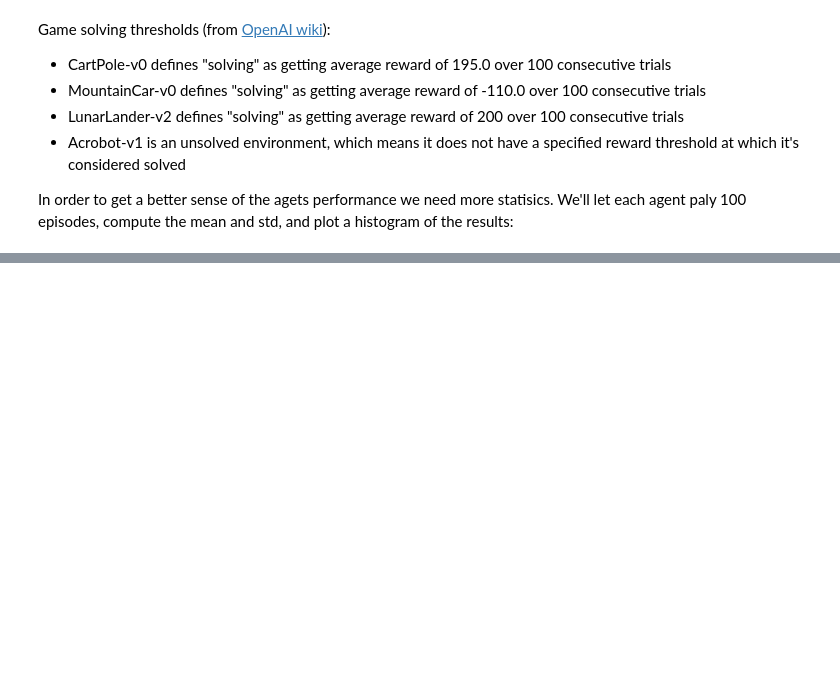
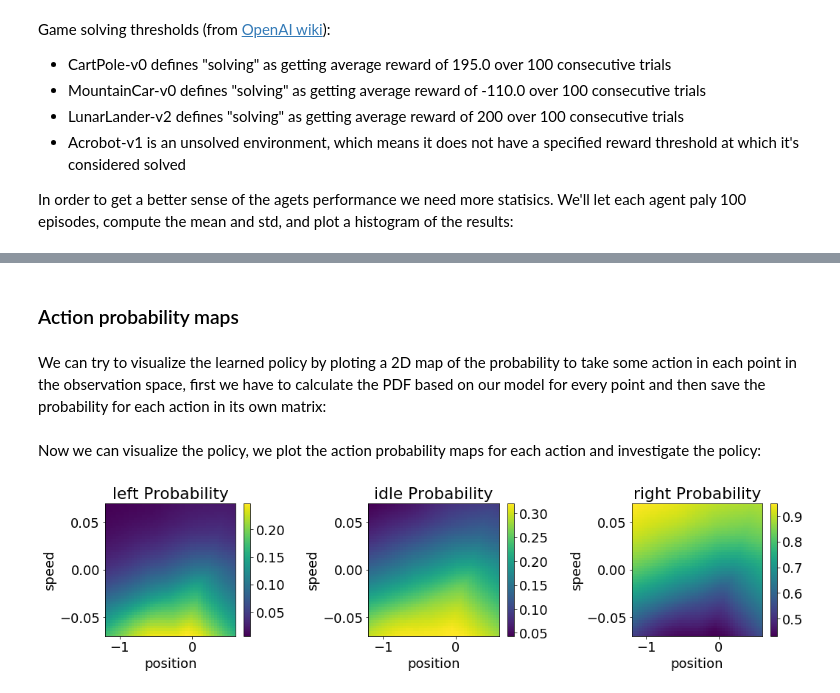
Before and after one commit to ohadmich/Reinforcement_Learning, a Jupyter notebook: RL_Summary.ipynb, the cells around one changed output, grey strips where cells are left out. Cells and saved outputs as stored; diff of their text form; code cells hidden in the pictures; blank space fills up the shorter version.

Commit message:
added some action probability maps

```diff
--- a/RL_Summary.ipynb
+++ b/RL_Summary.ipynb
@@ -137,0 +138,4 @@ Mean episode reward in Acrobot is: -149 ± 29
+# %% [markdown]
+### Action probability maps
+# %% [markdown]
+We can try to visualize the learned policy by ploting a 2D map of the probability to take some action in each point in the observation space, first we have to calculate the PDF based on our model for every point and then save the probability for each action in its own matrix:
@@ -137,0 +169,30 @@ Mean episode reward in Acrobot is: -149 ± 29
+# %% [markdown]
+Now we can visualize the policy, we plot the action probability maps for each action and investigate the policy:
+# %%
+plt.rcParams.update({'font.size': 18})
+'''Plot action map'''
+plt.figure(figsize = [15, 4])
+plt.subplot(1,3,1)
+plt.pcolormesh(pos, speed, left_action_map)
+plt.colorbar()
+plt.title("left Probability")
+plt.xlabel("position")
+plt.ylabel("speed")
+
+plt.subplot(1,3,2)
+plt.pcolormesh(pos, speed, idle_action_map)
+plt.colorbar()
+plt.title("idle Probability")
+plt.xlabel("position")
+plt.ylabel("speed")
+
+plt.subplot(1,3,3)
+plt.pcolormesh(pos, speed, right_action_map)
+plt.colorbar()
+plt.title("right Probability")
+plt.xlabel("position")
+plt.ylabel("speed")
+
+plt.tight_layout()
+# %% [output]
+[figure, added]
```
Also changed, not shown: parts of 3 cells of this notebook.
